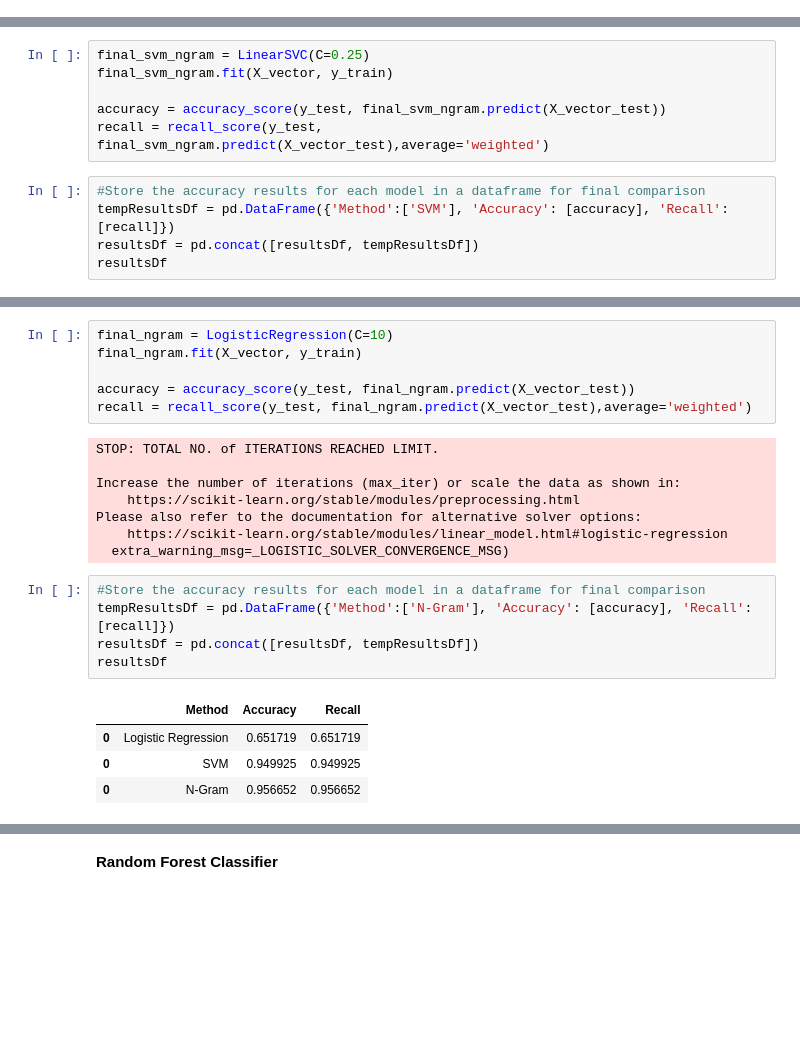
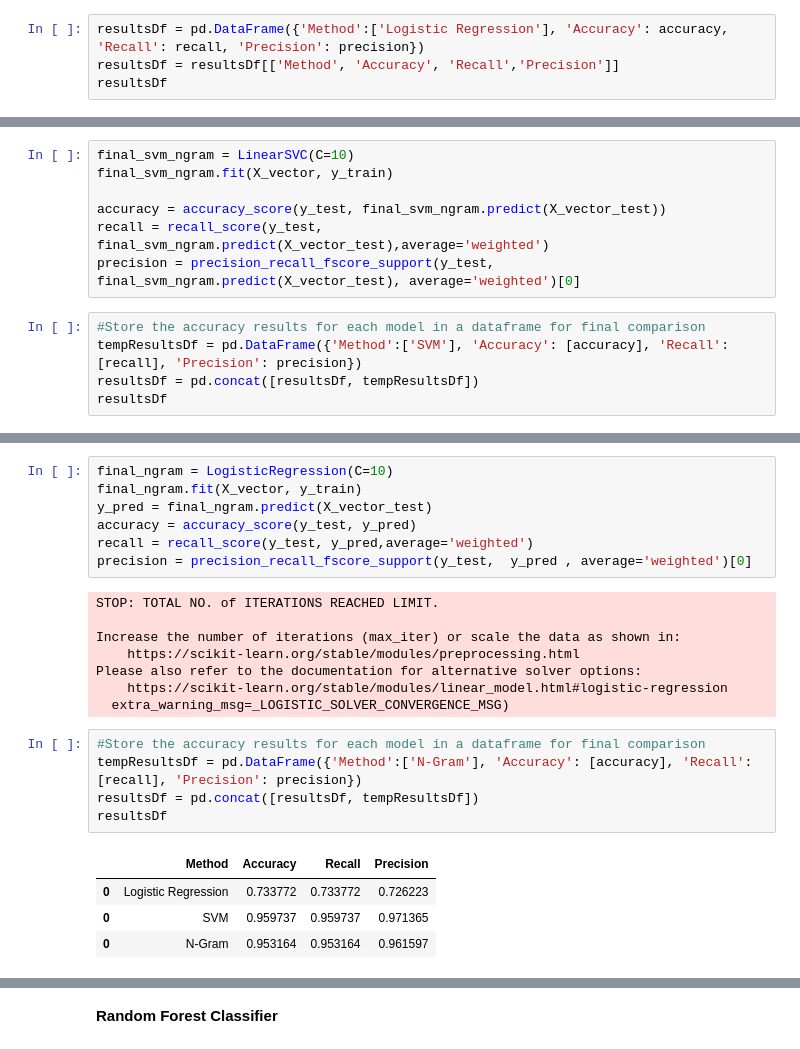
Before and after one commit to capstone-nlp-jul-group-13/capstone, a Jupyter notebook: Capstone_MJ.ipynb, the cells around one changed output, grey strips where cells are left out. Cells and saved outputs as stored; diff of their text form; blank space fills up the shorter version.

```diff
--- a/Capstone_MJ.ipynb
+++ b/Capstone_MJ.ipynb
@@ -458,0 +520,4 @@ Please also refer to the documentation for alternative solver options:
+# %%
+resultsDf = pd.DataFrame({'Method':['Logistic Regression'], 'Accuracy': accuracy, 'Recall': recall, 'Precision': precision})
+resultsDf = resultsDf[['Method', 'Accuracy', 'Recall','Precision']]
+resultsDf
@@ -527,14 +595,15 @@ LinearSVC(C=0.25, class_weight=None, dual=True, fit_intercept=True,
           multi_class='ovr', penalty='l2', random_state=None, tol=0.0001,
           verbose=0)
 # %%
-final_svm_ngram = LinearSVC(C=0.25)
+final_svm_ngram = LinearSVC(C=10)
 final_svm_ngram.fit(X_vector, y_train)
 
 accuracy = accuracy_score(y_test, final_svm_ngram.predict(X_vector_test))
 recall = recall_score(y_test, final_svm_ngram.predict(X_vector_test),average='weighted')
+precision = precision_recall_fscore_support(y_test, final_svm_ngram.predict(X_vector_test), average='weighted')[0]
 # %%
 #Store the accuracy results for each model in a dataframe for final comparison
-tempResultsDf = pd.DataFrame({'Method':['SVM'], 'Accuracy': [accuracy], 'Recall': [recall]})
+tempResultsDf = pd.DataFrame({'Method':['SVM'], 'Accuracy': [accuracy], 'Recall': [recall], 'Precision': precision})
 resultsDf = pd.concat([resultsDf, tempResultsDf])
 resultsDf
 # %% [output]
@@ -634,9 +703,10 @@ LogisticRegression(C=10, class_weight=None, dual=False, fit_intercept=True,
 # %%
 final_ngram = LogisticRegression(C=10)
 final_ngram.fit(X_vector, y_train)
-
-accuracy = accuracy_score(y_test, final_ngram.predict(X_vector_test))
-recall = recall_score(y_test, final_ngram.predict(X_vector_test),average='weighted')
+y_pred = final_ngram.predict(X_vector_test)
+accuracy = accuracy_score(y_test, y_pred)
+recall = recall_score(y_test, y_pred,average='weighted')
+precision = precision_recall_fscore_support(y_test,  y_pred , average='weighted')[0]
 # %% [output]
 STOP: TOTAL NO. of ITERATIONS REACHED LIMIT.
 
@@ -647,14 +717,14 @@ Please also refer to the documentation for alternative solver options:
   extra_warning_msg=_LOGISTIC_SOLVER_CONVERGENCE_MSG)
 # %%
 #Store the accuracy results for each model in a dataframe for final comparison
-tempResultsDf = pd.DataFrame({'Method':['N-Gram'], 'Accuracy': [accuracy], 'Recall': [recall]})
+tempResultsDf = pd.DataFrame({'Method':['N-Gram'], 'Accuracy': [accuracy], 'Recall': [recall], 'Precision': precision})
 resultsDf = pd.concat([resultsDf, tempResultsDf])
 resultsDf
 # %% [output]
-|  | Method | Accuracy | Recall |
-| 0 | Logistic Regression | 0.651719 | 0.651719 |
-| 0 | SVM | 0.949925 | 0.949925 |
-| 0 | N-Gram | 0.956652 | 0.956652 |
+|  | Method | Accuracy | Recall | Precision |
+| 0 | Logistic Regression | 0.733772 | 0.733772 | 0.726223 |
+| 0 | SVM | 0.959737 | 0.959737 | 0.971365 |
+| 0 | N-Gram | 0.953164 | 0.953164 | 0.961597 |
 # %%
 #Getting Classification Report for Validation Data
 from sklearn.metrics import classification_report
```
Also changed, not shown: parts of 51 cells of this notebook.
